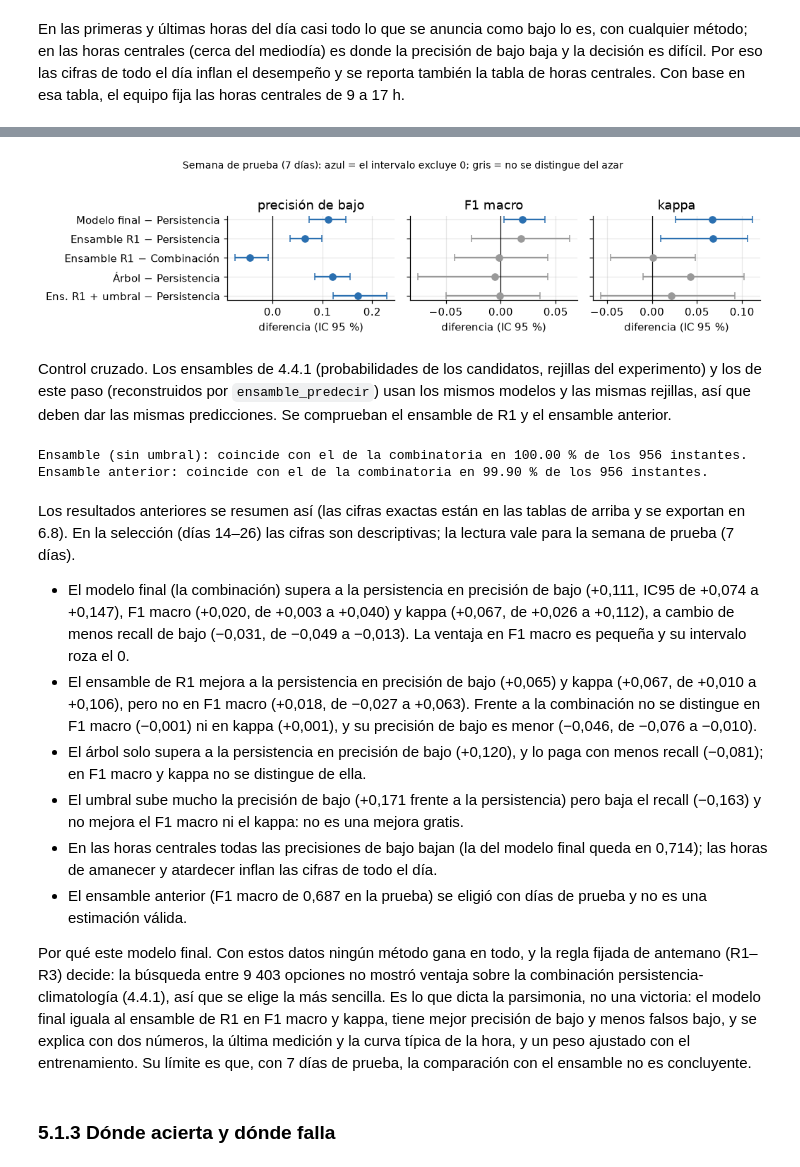
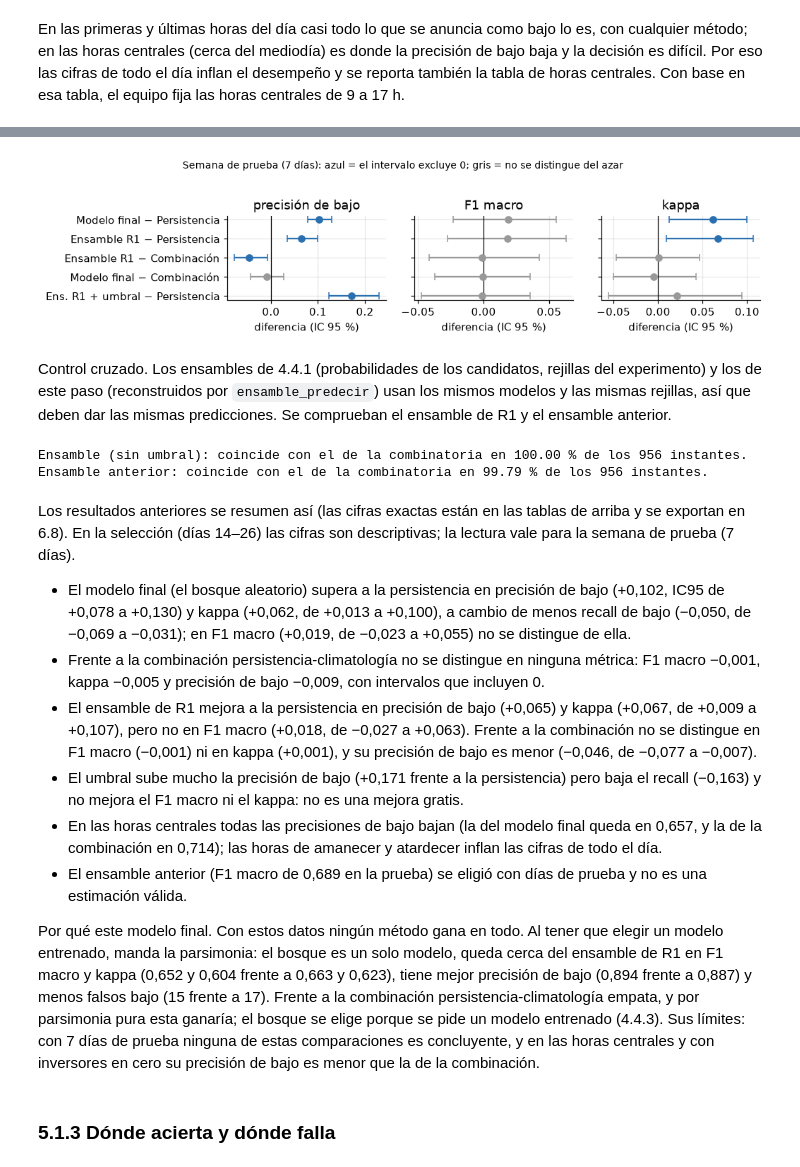
Before and after one commit to JMIGUEL-C/O-M_Forescasting, a Jupyter notebook: Proyecto4_Planta2.ipynb, the cells around one changed output, grey strips where cells are left out. Drawn from its saved outputs; the diff is of its cells as text; code cells hidden in the pictures.

```diff
--- a/Proyecto4_Planta2.ipynb
+++ b/Proyecto4_Planta2.ipynb
@@ -2569,8 +2571,9 @@ Se aplican R1–R3 con los días de selección (14–26). R1 elige como ganadora
 ENS_R1 = COMB[ENS_I].iloc[elegir_R1(CM_SUB[ENS_I][:, SEL_I].sum(1), TAM[ENS_I])]        # mejor ensamble según R1 (alternativa evaluada aunque no gane)
 ENS_MODELOS = [POOL[i] for i in ENS_R1.comb]          # no se parte el texto: algunos nombres contienen ' + '
 assert set(ENS_MODELOS) <= set(POOL) and set(ENS_ANTERIOR) <= set(POOL)
-# R3: el ensamble es el modelo final solo si la búsqueda paga (R2) y la ganadora de R1 es un ensamble; si la ganadora es un individual o una referencia, gana la combinación (parsimonia)
-MODELO_FINAL = 'ensamble' if (BUSQUEDA_PAGA and GANADORA_SEL.tipo == 'ensamble') else 'combinacion'
+# R3 (revisada el 24-nov por la retroalimentación del docente): el ensamble es el modelo final solo si la búsqueda paga (R2) y la ganadora de R1 es un ensamble; si no, el modelo final es el mejor modelo individual entrenado (4.3.3, regla de 4.2.4) y la combinación queda como referencia
+MODELO_FINAL = 'ensamble' if (BUSQUEDA_PAGA and GANADORA_SEL.tipo == 'ensamble') else 'individual'
+print(f'Modelo individual de 4.3.3 (candidato a modelo final): {MEJOR_NOMBRE}, conjunto {MEJOR_CONJ}')
 print(f'MODELO_FINAL = {MODELO_FINAL} | R2 (la búsqueda paga) = {BUSQUEDA_PAGA} | ganadora de R1: [{GANADORA_SEL.tipo}] {GANADORA_SEL.modelos}')
 print(f'Mejor ensamble según R1: {ENS_MODELOS} | selección: F1 {ENS_R1["F1 sel"]:.3f}, kappa {ENS_R1["kappa sel"]:.3f}, precisión de bajo {ENS_R1["prec bajo sel"]:.3f}, recall de bajo {ENS_R1["recall bajo sel"]:.3f}')
 print(f'Ensamble anterior (elegido con días de prueba; solo referencia): {ENS_ANTERIOR} | selección: F1 {fila_ant["F1 sel"]:.3f}, kappa {fila_ant["kappa sel"]:.3f}, precisión de bajo {fila_ant["prec bajo sel"]:.3f}, recall de bajo {fila_ant["recall bajo sel"]:.3f}')
@@ -2665,17 +2669,18 @@ pred_comb_te = a_clase(w_conv * test_d['AC_PLANTA_KW_lag1'].to_numpy() + (1 - w_
 ens_80 = ensamble_predecir(train_d, ytr, test_d, COLS_D, CALIBRAR, TAU_MODO, TAU_FIJO, modelos=ENS_MODELOS)
 ens_ant = ensamble_predecir(train_d, ytr, test_d, COLS_D, False, 'fijo', 0.5, modelos=ENS_ANTERIOR)
 pred_ens = ens_80['con_umbral'] if USAR_UMBRAL else ens_80['sin_umbral']
-pred_te = pred_comb_te if MODELO_FINAL == 'combinacion' else pred_ens        # predicción del modelo final: la usan las secciones siguientes
+pred_te = pred_arbol if MODELO_FINAL == 'individual' else pred_ens        # predicción del modelo final: la usan las secciones siguientes
 assert pred_te.shape == yte.shape and (pred_comb_te == pred_conv).all()      # la combinación coincide con la de 3.4 (misma semilla, mismo entrenamiento)
-FINAL_NOMBRE = 'Combinación persistencia-climatología' if MODELO_FINAL == 'combinacion' else f'Ensamble de {len(ENS_MODELOS)} modelos' + (f' + umbral (tau = {ens_80["tau"]:.3f})' if USAR_UMBRAL else '')
+NOM_IND = f'Mejor modelo individual ({MEJOR_NOMBRE}, conjunto {MEJOR_CONJ})'
+FINAL_NOMBRE = f'{MEJOR_NOMBRE} (conjunto {MEJOR_CONJ})' if MODELO_FINAL == 'individual' else f'Ensamble de {len(ENS_MODELOS)} modelos' + (f' + umbral (tau = {ens_80["tau"]:.3f})' if USAR_UMBRAL else '')
 cmp_final = tabla_metodos(yte, {
     'Persistencia de la clase': persistencia(test),
     'Combinación persistencia-climatología': pred_comb_te,
     f'Mejor modelo individual ({MEJOR_NOMBRE}, conjunto {MEJOR_CONJ})': pred_arbol,
     f'Ensamble elegido por R1 ({len(ENS_MODELOS)} modelos)': pred_ens,
     'Ensamble anterior (elegido con días de prueba; no válido como estimación)': ens_ant['sin_umbral']}, ENERGIA)
-cmp_final.insert(0, 'es el modelo final', [n_ == ('Combinación persistencia-climatología' if MODELO_FINAL == 'combinacion' else f'Ensamble elegido por R1 ({len(ENS_MODELOS)} modelos)') for n_ in cmp_final.index])
+cmp_final.insert(0, 'es el modelo final', [n_ == (NOM_IND if MODELO_FINAL == 'individual' else f'Ensamble elegido por R1 ({len(ENS_MODELOS)} modelos)') for n_ in cmp_final.index])
 cmp_final.to_csv('figuras/res_prueba_final.csv', encoding='utf-8-sig')
-print(f'Modelo final: {FINAL_NOMBRE} | variables: {len(COLS_D)} ({len(EXTRA_CLIM)} con climatología)')
+print(f'Modelo final: {FINAL_NOMBRE} | variables: ' + (f'{len(MEJOR_COLS)} (sin climatología)' if MODELO_FINAL == 'individual' else f'{len(COLS_D)} ({len(EXTRA_CLIM)} con climatología)'))
 display(cmp_final.round(3))
 # %% [output]
@@ -2922,6 +2927,7 @@ def _met_cm(cm_):
             'veces que dijo bajo': int(cm_[:, 0].sum()), 'falsos bajo': int(cm_[1:, 0].sum())}
 
 def walk_forward(dia_inicio):
+    assert MODELO_FINAL != 'individual' or MEJOR_NOMBRE == 'Random Forest', 'el día a día usa la rejilla del Random Forest de 4.4.1'
     dias_ = ctx['dias']; nd_ = len(dias_); filas_ = []
     for j in range(dia_inicio, nd_):
         ds_j, ctx_j = preparar(gen, sen, frac_dias_train=(j + 0.5) / nd_)
@@ -2935,23 +2941,27 @@ def walk_forward(dia_inicio):
         y_tr = np.digitize(tr_.AC_PLANTA_KW.to_numpy(), cortes_j, right=True); y_te = np.digitize(te_.AC_PLANTA_KW.to_numpy(), cortes_j, right=True)
         cols_c = ['dist_mediodia'] + LAGS_POTENCIA + LAGS_SENSOR
         w_j = peso_convexo(tr_, clim_j); a_, c_ = te_['AC_PLANTA_KW_lag1'].to_numpy(), clim_j(te_['hora'].to_numpy())
-        g_arbol = GridSearchCV(DecisionTreeClassifier(random_state=SEMILLA), {'max_depth': list(range(2, 13)), 'min_samples_leaf': [1, 5, 10, 20]},
-                               cv=cv, scoring='f1_macro', n_jobs=1).fit(tr_[cols_c], y_tr)
+        est_rf, rej_rf = candidatos_wf()['RF (base)']           # la rejilla reducida del día a día (4.4.1)
+        g_rf = GridSearchCV(clone(est_rf), rej_rf, cv=cv, scoring='f1_macro', n_jobs=1).fit(tr_[cols_c], y_tr)
         ens_j = ensamble_predecir(tr_, y_tr, te_, cols_c + EXTRA_CLIM, CALIBRAR, TAU_MODO, TAU_FIJO, modelos=ENS_MODELOS)
         ant_j = ensamble_predecir(tr_, y_tr, te_, cols_c + EXTRA_CLIM, False, 'fijo', 0.5, modelos=ENS_ANTERIOR)
         preds_ = {'Persistencia': np.digitize(a_, cortes_j, right=True),
                   'Combinación persistencia-climatología': np.digitize(w_j * a_ + (1 - w_j) * c_, cortes_j, right=True),
-                  'Árbol individual': g_arbol.predict(te_[cols_c]),
+                  'Random Forest individual': g_rf.predict(te_[cols_c]),
                   'Ensamble (sin umbral)': ens_j['sin_umbral'], 'Ensamble + umbral para bajo': ens_j['con_umbral'], 'Ensamble anterior': ant_j['sin_umbral']}
-        preds_['Modelo final'] = preds_['Combinación persistencia-climatología'] if MODELO_FINAL == 'combinacion' else (ens_j['con_umbral'] if USAR_UMBRAL else ens_j['sin_umbral'])
+        preds_['Modelo final'] = preds_['Random Forest individual'] if MODELO_FINAL == 'individual' else (ens_j['con_umbral'] if USAR_UMBRAL else ens_j['sin_umbral'])
         filas_.append(pd.DataFrame({'dia_idx': j, 'hora': te_['hora'].to_numpy(), 'real': y_te, 'kw': te_['AC_PLANTA_KW'].to_numpy(), **preds_}))
         print(f'  día {j + 1} de {nd_} listo (tau = {ens_j["tau"]:.3f})', flush=True)
     return pd.concat(filas_, ignore_index=True)
 
-METODOS_WF = ['Persistencia', 'Combinación persistencia-climatología', 'Árbol individual', 'Ensamble (sin umbral)', 'Ensamble + umbral para bajo', 'Ensamble anterior', 'Modelo final']
+METODOS_WF = ['Persistencia', 'Combinación persistencia-climatología', 'Random Forest individual', 'Ensamble (sin umbral)', 'Ensamble + umbral para bajo', 'Ensamble anterior', 'Modelo final']
+RECALCULAR_WF = False            # False: si ya existe figuras/res_walkforward_filas.csv se carga en lugar de recalcular el día a día (unos 25 min)
 if EJECUTAR_WALK_FORWARD:
-    wf = walk_forward(WF_DIA_INICIO)
-    wf.to_csv('figuras/res_walkforward_filas.csv', index=False, encoding='utf-8-sig')
+    if os.path.exists('figuras/res_walkforward_filas.csv') and not RECALCULAR_WF:
+        wf = pd.read_csv('figuras/res_walkforward_filas.csv', encoding='utf-8-sig'); print('Día a día cargado de figuras/res_walkforward_filas.csv')
+    else:
+        wf = walk_forward(WF_DIA_INICIO)
+        wf.to_csv('figuras/res_walkforward_filas.csv', index=False, encoding='utf-8-sig')
 
     def tabla_wf(g):
         t = pd.DataFrame({m: _met_cm(_cm(g.real.to_numpy(), g[m].to_numpy())) for m in METODOS_WF}).T
@@ -2970,9 +2980,8 @@ if EJECUTAR_WALK_FORWARD:
     rng_ = np.random.default_rng(SEMILLA); dias_c = sorted(wf_pru.dia_idx.unique())
     cms_ = {m: np.array([_cm(wf_pru[wf_pru.dia_idx == d].real.to_numpy(), wf_pru[wf_pru.dia_idx == d][m].to_numpy()) for d in dias_c]) for m in METODOS_WF}
     cols_boot = ['precisión de bajo', 'recall de bajo', 'F1 macro', 'kappa']; filas_b = []
-    for a_m in ('Modelo final', 'Ensamble (sin umbral)', 'Ensamble + umbral para bajo', 'Árbol individual'):
+    for a_m in ('Modelo final', 'Ensamble (sin umbral)', 'Ensamble + umbral para bajo'):
         for b_m in ('Persistencia', 'Combinación persistencia-climatología'):
-            if a_m == 'Modelo final' and b_m == 'Combinación persistencia-climatología' and MODELO_FINAL == 'combinacion': continue      # sería comparar el modelo con sí mismo
             dif = {k: [] for k in cols_boot}
             for _ in range(N_BOOT):
                 ix = rng_.integers(0, len(dias_c), len(dias_c)); m1, m2 = _met_cm(cms_[a_m][ix].sum(0)), _met_cm(cms_[b_m][ix].sum(0))
@@ -3052,23 +3047,23 @@ Bootstrap por días (prueba, 7 días, 2000 remuestreos):
 # %%
 if EJECUTAR_WALK_FORWARD:
     comp = [('Modelo final', 'Persistencia', 'Modelo final − Persistencia'),
             ('Ensamble (sin umbral)', 'Persistencia', 'Ensamble R1 − Persistencia'),
             ('Ensamble (sin umbral)', 'Combinación persistencia-climatología', 'Ensamble R1 − Combinación'),
-            ('Árbol individual', 'Persistencia', 'Árbol − Persistencia'),
+            ('Modelo final', 'Combinación persistencia-climatología', 'Modelo final − Combinación'),
             ('Ensamble + umbral para bajo', 'Persistencia', 'Ens. R1 + umbral − Persistencia')]
     fig, ax = plt.subplots(1, 3, figsize=(9.5, 2.3), sharey=True)
     for a, k in zip(ax, ['precisión de bajo', 'F1 macro', 'kappa']):
         for j, (A_, B_, _) in enumerate(comp):
             r_ = boot_wf[(boot_wf.A == A_) & (boot_wf['frente a B'] == B_) & (boot_wf['métrica'] == k)].iloc[0]
             d_ = r_['diferencia (A − B)']
             a.errorbar(d_, j, xerr=[[d_ - r_['IC95 inferior']], [r_['IC95 superior'] - d_]], fmt='o', capsize=3,
                        color='#2a6fb0' if r_['el IC excluye 0'] else '#999999')
         a.axvline(0, color='k', lw=.8); a.set_title(k); a.set_xlabel('diferencia (IC 95 %)')
     ax[0].set_yticks(range(len(comp))); ax[0].set_yticklabels([c[2] for c in comp]); ax[0].invert_yaxis()
     fig.suptitle('Semana de prueba (7 días): azul = el intervalo excluye 0; gris = no se distingue del azar', fontsize=9, y=1.03)
     fig.tight_layout(); fig.savefig('figuras/f5_walk_forward_ic.png', dpi=200, bbox_inches='tight'); plt.show()
 # %% [output]
-[figure, old version]
+[figure, new version]
 # %% [markdown]
 Control cruzado. Los ensambles de 4.4.1 (probabilidades de los candidatos, rejillas del experimento) y los de este paso (reconstruidos por `ensamble_predecir`) usan los mismos modelos y las mismas rejillas, así que deben dar las mismas predicciones. Se comprueban el ensamble de R1 y el ensamble anterior.
 # %%
@@ -3079,17 +3074,17 @@ if EJECUTAR_WALK_FORWARD:
         print(f'{col_}: coincide con el de la combinatoria en {100 * coincide:.2f} % de los {len(wf)} instantes.')
 # %% [output]
 Ensamble (sin umbral): coincide con el de la combinatoria en 100.00 % de los 956 instantes.
-Ensamble anterior: coincide con el de la combinatoria en 99.90 % de los 956 instantes.
+Ensamble anterior: coincide con el de la combinatoria en 99.79 % de los 956 instantes.
 # %% [markdown]
 Los resultados anteriores se resumen así (las cifras exactas están en las tablas de arriba y se exportan en 6.8). En la selección (días 14–26) las cifras son descriptivas; la lectura vale para la semana de prueba (7 días).
-- El modelo final (la combinación) supera a la persistencia en precisión de bajo (+0,111, IC95 de +0,074 a +0,147), F1 macro (+0,020, de +0,003 a +0,040) y kappa (+0,067, de +0,026 a +0,112), a cambio de menos recall de bajo (−0,031, de −0,049 a −0,013). La ventaja en F1 macro es pequeña y su intervalo roza el 0.
-- El ensamble de R1 mejora a la persistencia en precisión de bajo (+0,065) y kappa (+0,067, de +0,010 a +0,106), pero no en F1 macro (+0,018, de −0,027 a +0,063). Frente a la combinación no se distingue en F1 macro (−0,001) ni en kappa (+0,001), y su precisión de bajo es menor (−0,046, de −0,076 a −0,010).
-- El árbol solo supera a la persistencia en precisión de bajo (+0,120), y lo paga con menos recall (−0,081); en F1 macro y kappa no se distingue de ella.
+- El modelo final (el bosque aleatorio) supera a la persistencia en precisión de bajo (+0,102, IC95 de +0,078 a +0,130) y kappa (+0,062, de +0,013 a +0,100), a cambio de menos recall de bajo (−0,050, de −0,069 a −0,031); en F1 macro (+0,019, de −0,023 a +0,055) no se distingue de ella.
+- Frente a la combinación persistencia-climatología no se distingue en ninguna métrica: F1 macro −0,001, kappa −0,005 y precisión de bajo −0,009, con intervalos que incluyen 0.
+- El ensamble de R1 mejora a la persistencia en precisión de bajo (+0,065) y kappa (+0,067, de +0,009 a +0,107), pero no en F1 macro (+0,018, de −0,027 a +0,063). Frente a la combinación no se distingue en F1 macro (−0,001) ni en kappa (+0,001), y su precisión de bajo es menor (−0,046, de −0,077 a −0,007).
 - El umbral sube mucho la precisión de bajo (+0,171 frente a la persistencia) pero baja el recall (−0,163) y no mejora el F1 macro ni el kappa: no es una mejora gratis.
-- En las horas centrales todas las precisiones de bajo bajan (la del modelo final queda en 0,714); las horas de amanecer y atardecer inflan las cifras de todo el día.
-- El ensamble anterior (F1 macro de 0,687 en la prueba) se eligió con días de prueba y no es una estimación válida.
+- En las horas centrales todas las precisiones de bajo bajan (la del modelo final queda en 0,657, y la de la combinación en 0,714); las horas de amanecer y atardecer inflan las cifras de todo el día.
+- El ensamble anterior (F1 macro de 0,689 en la prueba) se eligió con días de prueba y no es una estimación válida.
 
-Por qué este modelo final. Con estos datos ningún método gana en todo, y la regla fijada de antemano (R1–R3) decide: la búsqueda entre 9 403 opciones no mostró ventaja sobre la combinación persistencia-climatología (4.4.1), así que se elige la más sencilla. Es lo que dicta la parsimonia, no una victoria: el modelo final iguala al ensamble de R1 en F1 macro y kappa, tiene mejor precisión de bajo y menos falsos bajo, y se explica con dos números, la última medición y la curva típica de la hora, y un peso ajustado con el entrenamiento. Su límite es que, con 7 días de prueba, la comparación con el ensamble no es concluyente.
+Por qué este modelo final. Con estos datos ningún método gana en todo. Al tener que elegir un modelo entrenado, manda la parsimonia: el bosque es un solo modelo, queda cerca del ensamble de R1 en F1 macro y kappa (0,652 y 0,604 frente a 0,663 y 0,623), tiene mejor precisión de bajo (0,894 frente a 0,887) y menos falsos bajo (15 frente a 17). Frente a la combinación persistencia-climatología empata, y por parsimonia pura esta ganaría; el bosque se elige porque se pide un modelo entrenado (4.4.3). Sus límites: con 7 días de prueba ninguna de estas comparaciones es concluyente, y en las horas centrales y con inversores en cero su precisión de bajo es menor que la de la combinación.
 # %% [markdown]
 ### 5.1.3 Dónde acierta y dónde falla
 # %%
```
Also changed, not shown: parts of 41 cells of this notebook, 30 other files.
